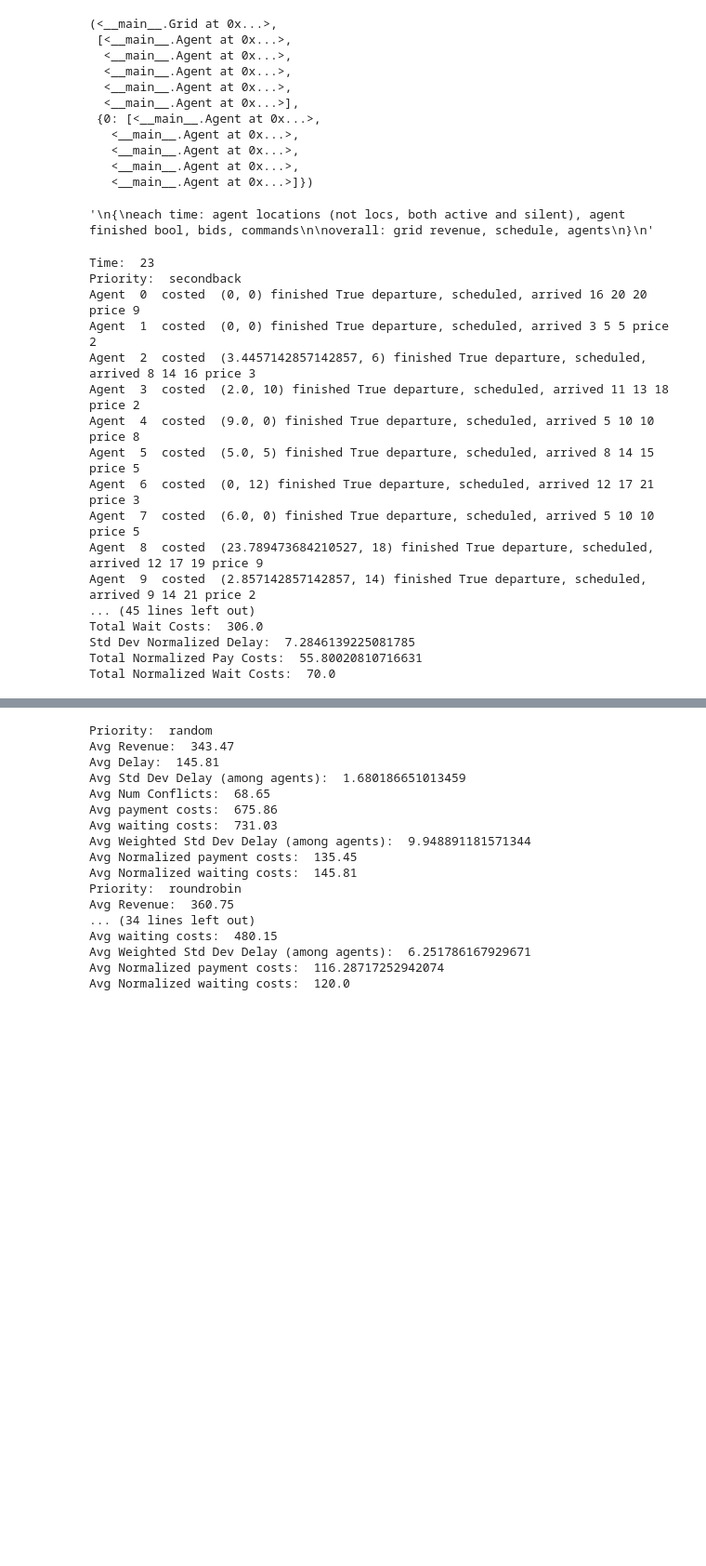
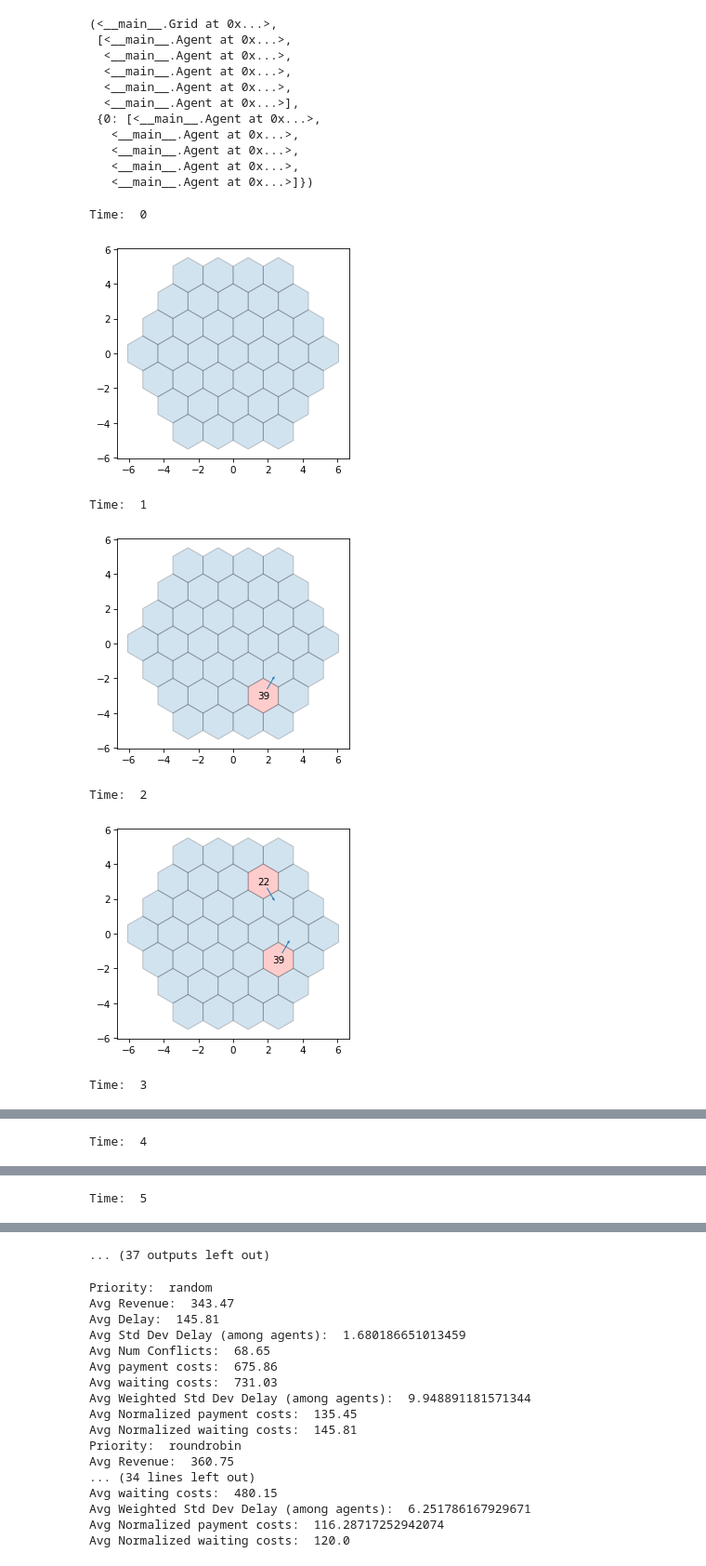
Before and after one commit to DINaMo-MIT/Routing_Prioritization_Auctions, a Jupyter notebook: protocol_sim_v2.ipynb, the cells around one changed output, grey strips where cells are left out. Shown: that part at 93% size. Cells and saved outputs as stored; diff of their text form; code cells hidden in the pictures; blank space fills up the shorter version.

```diff
--- a/protocol_sim_v2.ipynb
+++ b/protocol_sim_v2.ipynb
@@ -766,18 +766,6 @@ create_connected(4)
    <__main__.Agent at 0x...>,
    <__main__.Agent at 0x...>,
    <__main__.Agent at 0x...>]})
-# %%
-## Build a data structure to keep track of all the sim stuff
-# this should be pickle
-"""
-{
-each time: agent locations (not locs, both active and silent), agent finished bool, bids, commands
-
-overall: grid revenue, schedule, agents
-}
-"""
-# %% [output]
-'\n{\neach time: agent locations (not locs, both active and silent), agent finished bool, bids, commands\n\noverall: grid revenue, schedule, agents\n}\n'
 # %%
 def simulate(grid, agents, schedule, prior = None, iters = 1e4, seed = 0, vis = False, debug = False, output=False):
     """
@@ -907,34 +895,24 @@ def simulate(grid, agents, schedule, prior = None, iters = 1e4, seed = 0, vis =
 # %%
 ## testing
 # grid size = sum(1 to n) * 6 + 1
 # grid, agents, schedule = create_random(num_agents=5, radius = 2, seed = 10)
 # seed = np.random.randint(1000)
 # print(seed)
 grid, agents, schedule = create_random(num_agents=50, radius=3, iters=20, seed=12)
 
 # grid, agents, schedule = create_connected(radius=4)
 # grid, agents, schedule = create_binomial(num_agents = 62, time = 50, radius = 3)
 for i, ag in enumerate(agents):
     ag._id = i
     # ag._var_cost = 5 - i
     # print(ag._steps[0], ag.loc)
 #     ag.move((ag._steps[0], 0))
-rev, delay, std_delay, _, _, _, _, _, _ = simulate(grid, agents, schedule, vis= False, prior="secondback", output=True, debug=False)
+rev, delay, std_delay, _, _, _, _, _, _ = simulate(grid, agents, schedule, vis= True, prior="secondback", output=True, debug=False)
 # %% [output]
-Time:  23
-Priority:  secondback
-Agent  0  costed  (0, 0) finished True departure, scheduled, arrived 16 20 20 price 9
-Agent  1  costed  (0, 0) finished True departure, scheduled, arrived 3 5 5 price 2
-Agent  2  costed  (3.4457142857142857, 6) finished True departure, scheduled, arrived 8 14 16 price 3
-Agent  3  costed  (2.0, 10) finished True departure, scheduled, arrived 11 13 18 price 2
-Agent  4  costed  (9.0, 0) finished True departure, scheduled, arrived 5 10 10 price 8
-Agent  5  costed  (5.0, 5) finished True departure, scheduled, arrived 8 14 15 price 5
-Agent  6  costed  (0, 12) finished True departure, scheduled, arrived 12 17 21 price 3
-Agent  7  costed  (6.0, 0) finished True departure, scheduled, arrived 5 10 10 price 5
-Agent  8  costed  (23.789473684210527, 18) finished True departure, scheduled, arrived 12 17 19 price 9
-Agent  9  costed  (2.857142857142857, 14) finished True departure, scheduled, arrived 9 14 21 price 2
-... (45 lines left out)
-Total Wait Costs:  306.0
-Std Dev Normalized Delay:  7.2846139225081785
-Total Normalized Pay Costs:  55.80020810716631
-Total Normalized Wait Costs:  70.0
+Time:  0
+[figure, added]
+Time:  1
+[figure, added]
+Time:  2
+[figure, added]
+Time:  3
@@ -940,0 +920 @@ Total Normalized Wait Costs:  70.0
+Time:  4
@@ -940,0 +922 @@ Total Normalized Wait Costs:  70.0
+Time:  5
@@ -941,3 +924,4 @@ Total Normalized Wait Costs:  70.0
+... (37 outputs left out)
 # %%
 ## Try multiple runs of different tests
 methods = ["random", "roundrobin", "backpressure", "secondprice", "secondback"]
```
Also changed, not shown: parts of 2 cells of this notebook, 2 other files.
